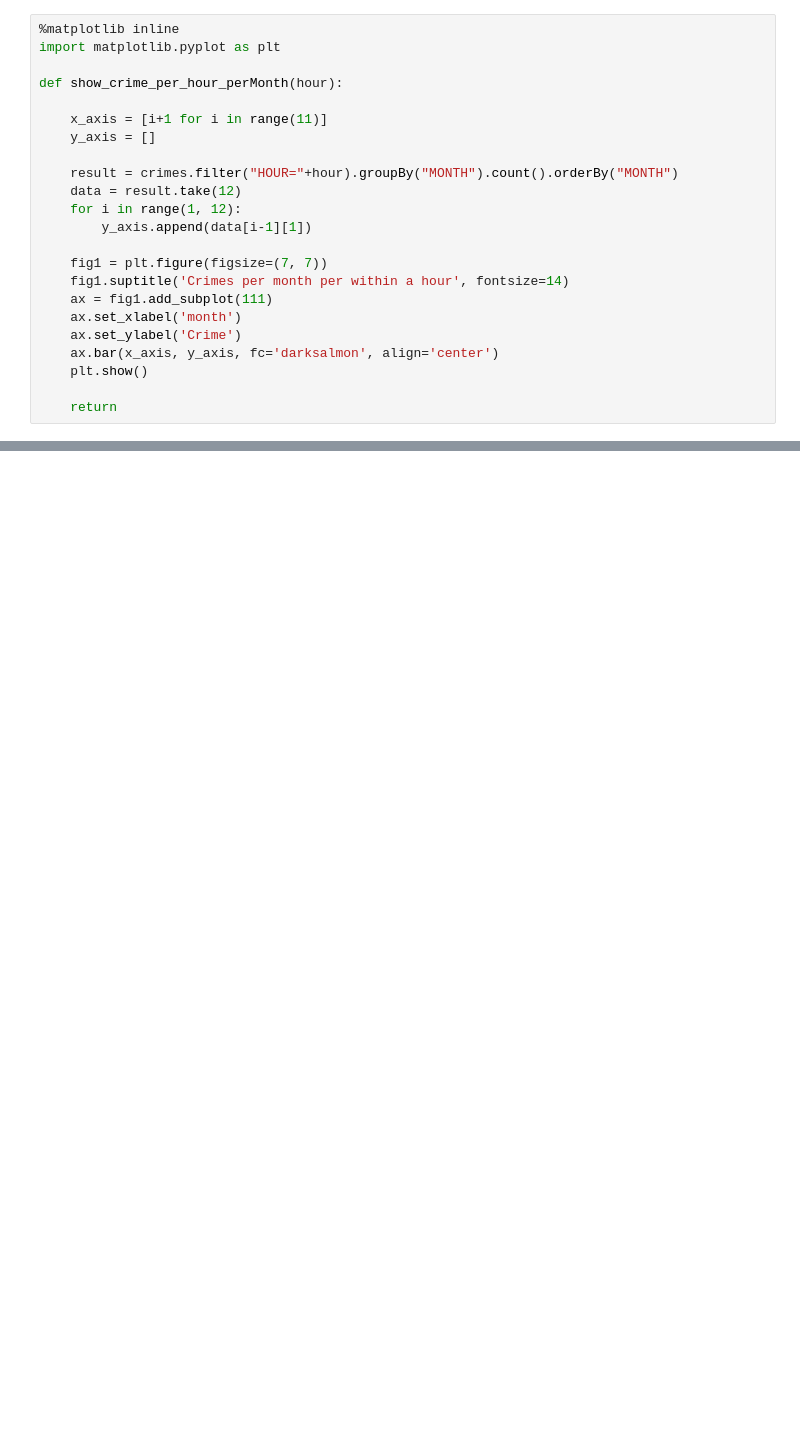
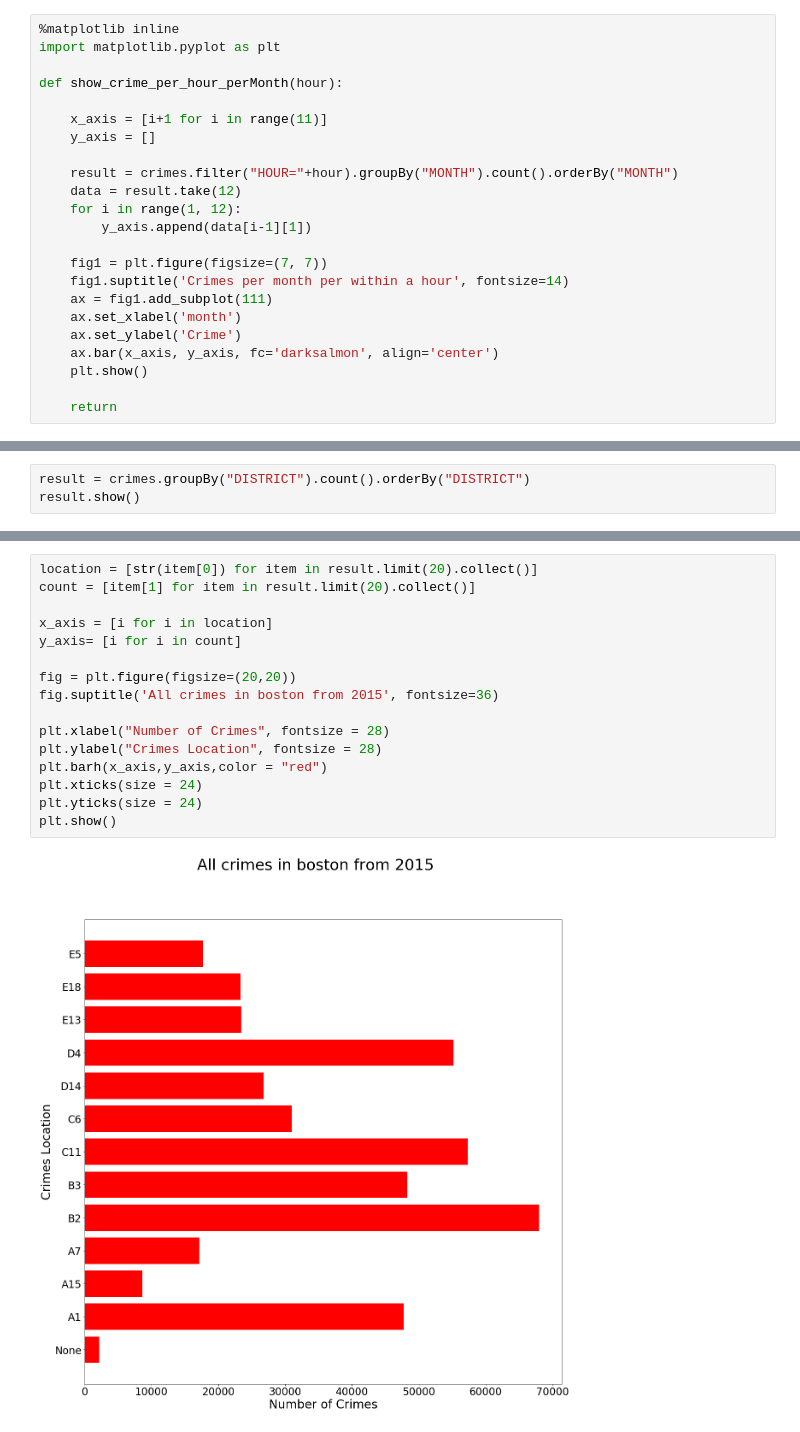
Before and after one commit to Kotiba-saket/DataMining, a Jupyter notebook: BostonCrimes.ipynb, the cells around one changed output, grey strips where cells are left out. Cells and saved outputs as stored; diff of their text form; blank space fills up the shorter version.

```diff
--- a/BostonCrimes.ipynb
+++ b/BostonCrimes.ipynb
@@ -82,0 +243,3 @@ show_crime_per_hour_perMonth(time)
+# %%
+result = crimes.groupBy("DISTRICT").count().orderBy("DISTRICT")
+result.show()
@@ -82,0 +264,18 @@ show_crime_per_hour_perMonth(time)
+# %%
+location = [str(item[0]) for item in result.limit(20).collect()]
+count = [item[1] for item in result.limit(20).collect()]
+
+x_axis = [i for i in location]
+y_axis= [i for i in count]
+
+fig = plt.figure(figsize=(20,20))
+fig.suptitle('All crimes in boston from 2015', fontsize=36)
+
+plt.xlabel("Number of Crimes", fontsize = 28)
+plt.ylabel("Crimes Location", fontsize = 28)
+plt.barh(x_axis,y_axis,color = "red")
+plt.xticks(size = 24)
+plt.yticks(size = 24)
+plt.show()
+# %% [output]
+[figure, added]
```
Also changed, not shown: parts of 17 cells of this notebook, 2 other files.
